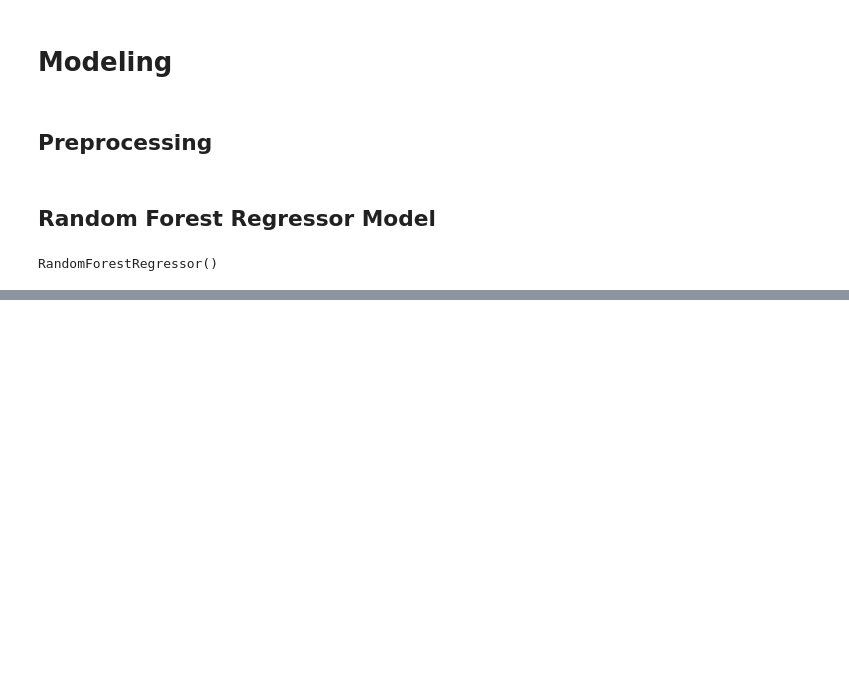
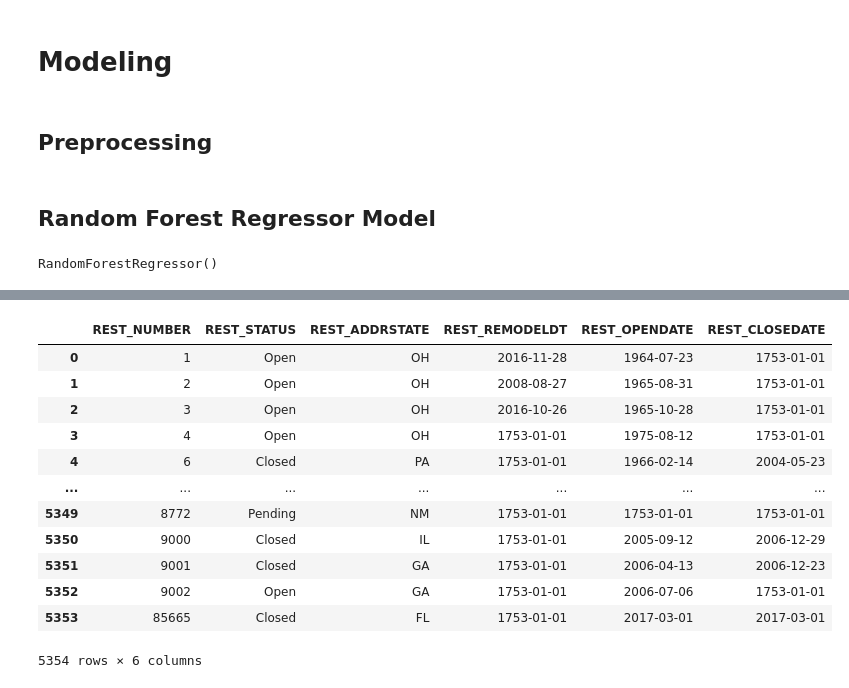
Before and after one commit to will4865/Inspire-Brands-Case-Study, a Jupyter notebook: technical-case-study.ipynb, the cells around one changed output, grey strips where cells are left out. Cells and saved outputs as stored; diff of their text form; code cells hidden in the pictures; blank space fills up the shorter version.

```diff
--- a/technical-case-study.ipynb
+++ b/technical-case-study.ipynb
@@ -875,0 +923,16 @@ round(np.sum(predictions_df['weekly_predictions']),2)
+# %%
+restaurant
+# %% [output]
+|  | REST_NUMBER | REST_STATUS | REST_ADDRSTATE | REST_REMODELDT | REST_OPENDATE | REST_CLOSEDATE |
+| 0 | 1 | Open | OH | 2016-11-28 | 1964-07-23 | 1753-01-01 |
+| 1 | 2 | Open | OH | 2008-08-27 | 1965-08-31 | 1753-01-01 |
+| 2 | 3 | Open | OH | 2016-10-26 | 1965-10-28 | 1753-01-01 |
+| 3 | 4 | Open | OH | 1753-01-01 | 1975-08-12 | 1753-01-01 |
+| 4 | 6 | Closed | PA | 1753-01-01 | 1966-02-14 | 2004-05-23 |
+| ... | ... | ... | ... | ... | ... | ... |
+| 5349 | 8772 | Pending | NM | 1753-01-01 | 1753-01-01 | 1753-01-01 |
+| 5350 | 9000 | Closed | IL | 1753-01-01 | 2005-09-12 | 2006-12-29 |
+| 5351 | 9001 | Closed | GA | 1753-01-01 | 2006-04-13 | 2006-12-23 |
+| 5352 | 9002 | Open | GA | 1753-01-01 | 2006-07-06 | 1753-01-01 |
+| 5353 | 85665 | Closed | FL | 1753-01-01 | 2017-03-01 | 2017-03-01 |
+5354 rows × 6 columns
```
Also changed, not shown: parts of 42 cells of this notebook.
